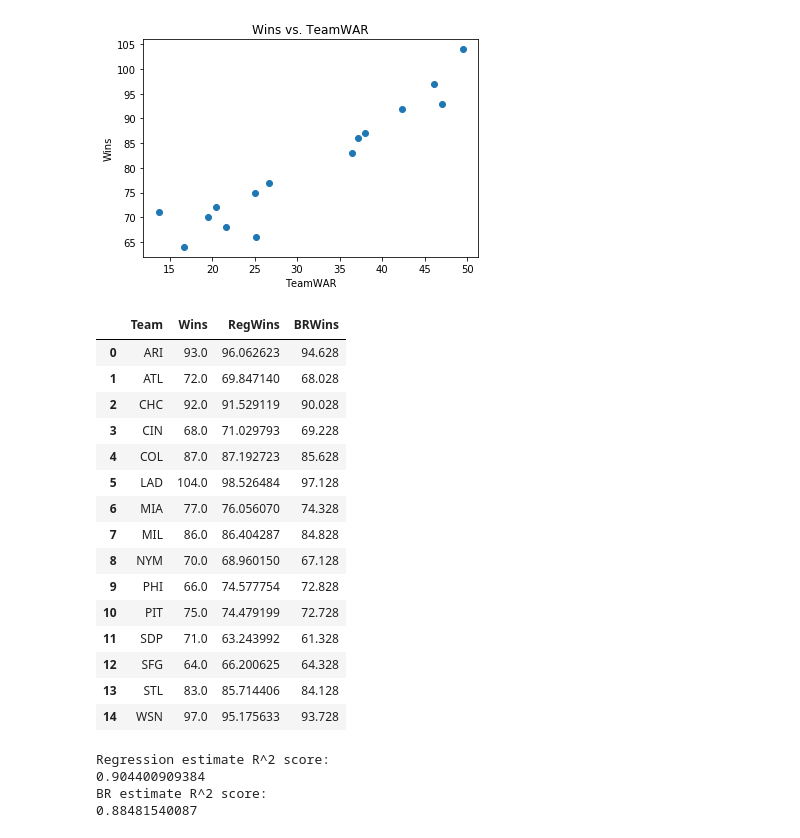
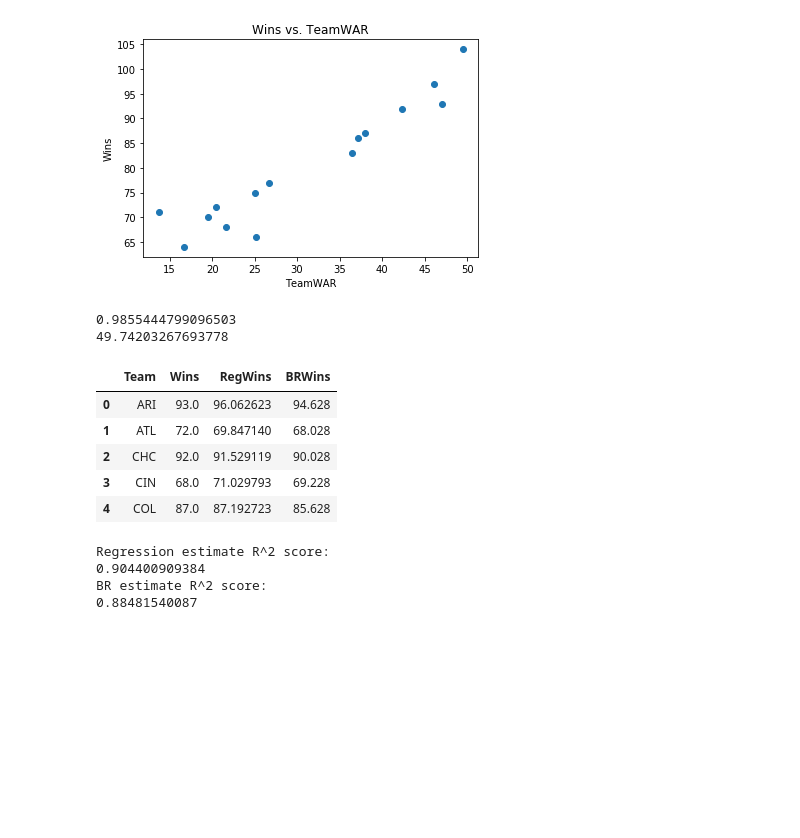
Before and after one commit to michaelbelfanti/team_war_analysis, a Jupyter notebook: initial_exploration.ipynb, the cells around one changed output. Drawn from its saved outputs; the diff is of its cells as text; code cells hidden in the pictures; blank space fills up the shorter version.

```diff
--- a/initial_exploration.ipynb
+++ b/initial_exploration.ipynb
@@ -169,4 +181,9 @@ lm = linear_model.LinearRegression()
 lm.fit(X, y)
 coefficient = float(lm.coef_)
 intercept = float(lm.intercept_)
+print(coefficient)
+print(intercept)
+# %% [output]
+0.9855444799096503
+49.74203267693778
 # %%
@@ -180,30 +194,19 @@ def br_wins(team_war):
 # %%
 # New df comparing wins and the two estimates
 
 teams = nl_2017['Team']
 wins = nl_2017['Wins']
 reg_wins_est = lm.predict(X)
-# reg_wins_est = [reg_wins(team_war) for team_war in nl_2017['TeamWAR']]
 br_wins_est = [br_wins(team_war) for team_war in nl_2017['TeamWAR']]
 win_estimates = pd.DataFrame(list(zip(teams, wins, reg_wins_est, br_wins_est)), columns = ['Team', 'Wins', 'RegWins', 'BRWins'])
-win_estimates
+win_estimates.head()
 # %% [output]
 |  | Team | Wins | RegWins | BRWins |
 | 0 | ARI | 93.0 | 96.062623 | 94.628 |
 | 1 | ATL | 72.0 | 69.847140 | 68.028 |
 | 2 | CHC | 92.0 | 91.529119 | 90.028 |
 | 3 | CIN | 68.0 | 71.029793 | 69.228 |
 | 4 | COL | 87.0 | 87.192723 | 85.628 |
-| 5 | LAD | 104.0 | 98.526484 | 97.128 |
-| 6 | MIA | 77.0 | 76.056070 | 74.328 |
-| 7 | MIL | 86.0 | 86.404287 | 84.828 |
-| 8 | NYM | 70.0 | 68.960150 | 67.128 |
-| 9 | PHI | 66.0 | 74.577754 | 72.828 |
-| 10 | PIT | 75.0 | 74.479199 | 72.728 |
-| 11 | SDP | 71.0 | 63.243992 | 61.328 |
-| 12 | SFG | 64.0 | 66.200625 | 64.328 |
-| 13 | STL | 83.0 | 85.714406 | 84.128 |
-| 14 | WSN | 97.0 | 95.175633 | 93.728 |
 # %%
 # Compute R^2 for the two estimates
 print('Regression estimate R^2 score:')
```
Also changed, not shown: parts of 13 cells of this notebook.
